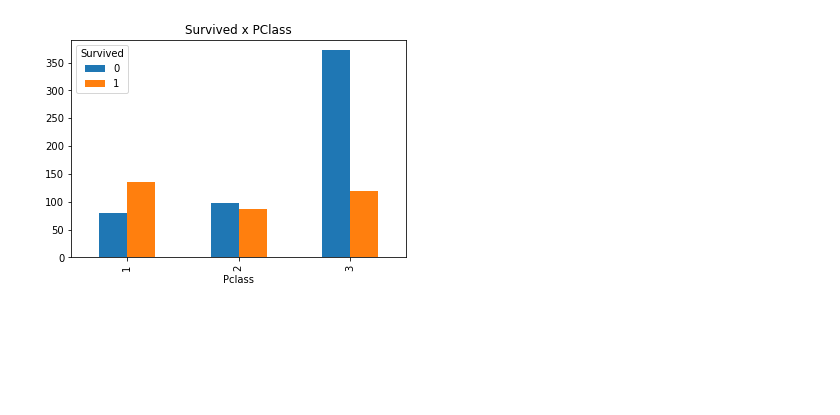
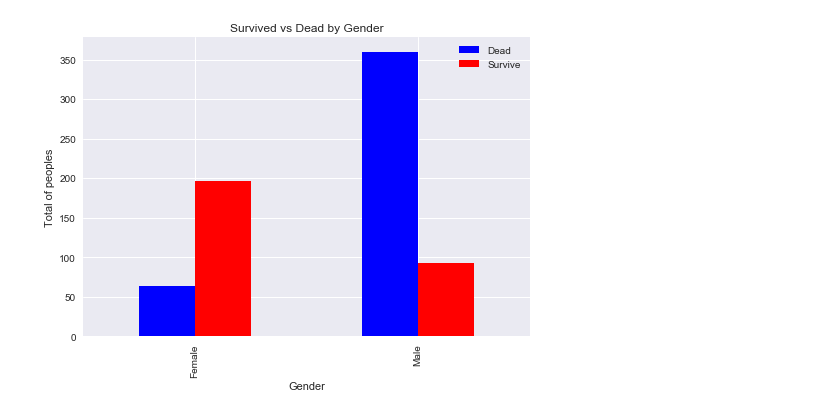
Before and after one commit to jonatasfreitasv/udacity_classrepo, a Jupyter notebook: Data_Analysis_Nanodegree/P2/final_project/Data_Analysis_P2_Final_Project.ipynb, the cells around one changed output. Drawn from its saved outputs; the diff is of its cells as text; code cells hidden in the pictures; blank space fills up the shorter version.

```diff
--- a/Data_Analysis_Nanodegree/P2/final_project/Data_Analysis_P2_Final_Project.ipynb
+++ b/Data_Analysis_Nanodegree/P2/final_project/Data_Analysis_P2_Final_Project.ipynb
@@ -145,7 +238,0 @@ plt.show()
-# %%
-# Total passengers survived or not per Pclass
-data.groupby(['Pclass', 'Survived']).size().unstack().plot.bar()
-plt.title('Survived x PClass')
-plt.show()
-# %% [output]
-[figure, removed]
@@ -156,0 +239,10 @@ plt.show()
+# %%
+bar = data.groupby(['Sex','Survived']).size().unstack().plot.bar(color=['blue', 'red'])
+bar.legend(['Dead','Survive'])
+bar.set_xticklabels([u'Female',u'Male'])
+bar.set_xlabel(u'Gender')
+bar.set_ylabel(u'Total of peoples')
+bar.set_title(u'Survived vs Dead by Gender')
+plt.show()
+# %% [output]
+[figure, added]
```
Also changed, not shown: parts of 50 cells of this notebook, 1 other file.
